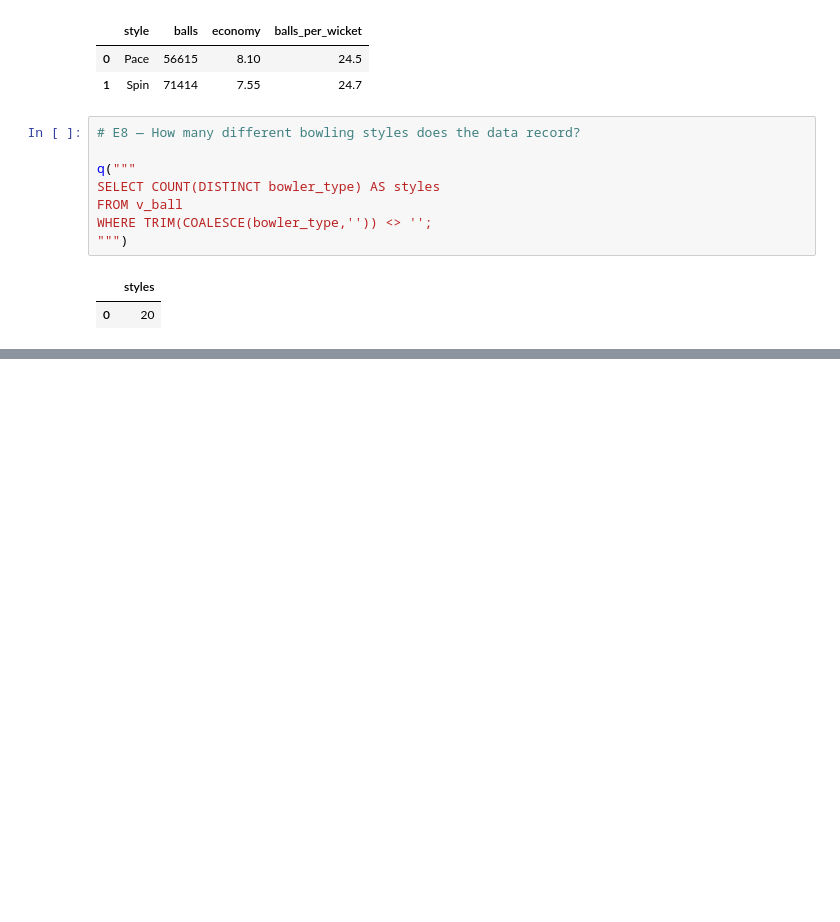
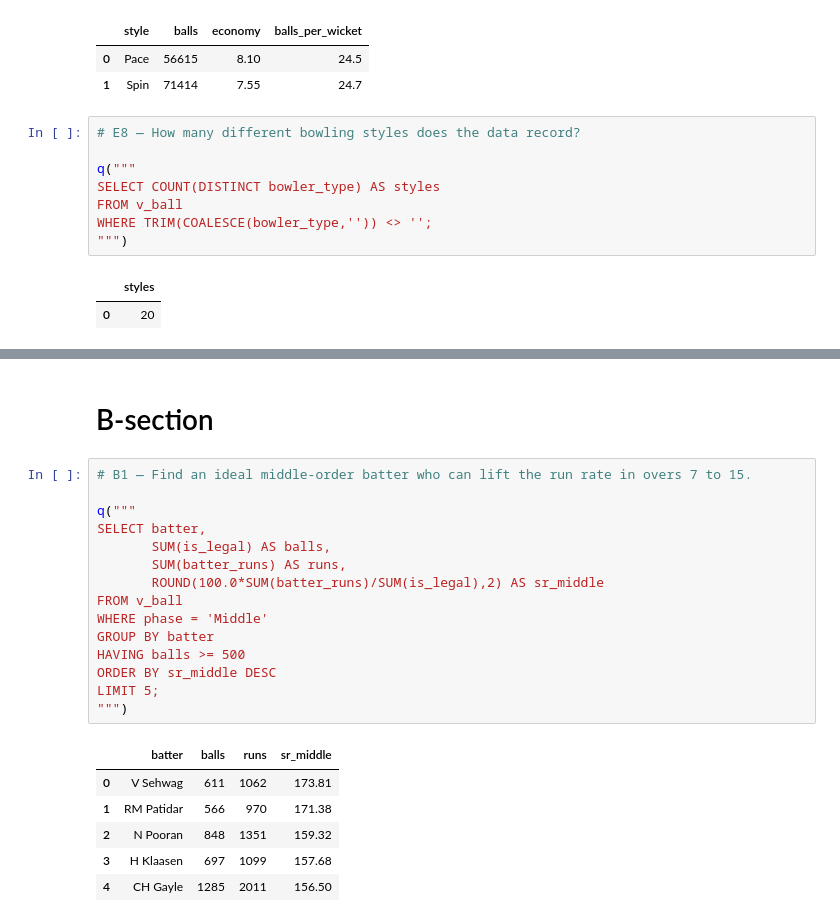
Before and after one commit to muhammed-naveed/ipl-cricket-analytics, a Jupyter notebook: notebooks/03_analysis.ipynb, the cells around one changed output, grey strips where cells are left out. Cells and saved outputs as stored; diff of their text form; blank space fills up the shorter version.

```diff
--- a/notebooks/03_analysis.ipynb
+++ b/notebooks/03_analysis.ipynb
@@ -1739,0 +2090,24 @@ WHERE TRIM(COALESCE(bowler_type,'')) <> '';
+# %% [markdown]
+# B-section
+# %%
+# B1 — Find an ideal middle-order batter who can lift the run rate in overs 7 to 15.
+
+q("""
+SELECT batter,
+       SUM(is_legal) AS balls,
+       SUM(batter_runs) AS runs,
+       ROUND(100.0*SUM(batter_runs)/SUM(is_legal),2) AS sr_middle
+FROM v_ball
+WHERE phase = 'Middle'
+GROUP BY batter
+HAVING balls >= 500
+ORDER BY sr_middle DESC
+LIMIT 5;
+""")
+# %% [output]
+|  | batter | balls | runs | sr_middle |
+| 0 | V Sehwag | 611 | 1062 | 173.81 |
+| 1 | RM Patidar | 566 | 970 | 171.38 |
+| 2 | N Pooran | 848 | 1351 | 159.32 |
+| 3 | H Klaasen | 697 | 1099 | 157.68 |
+| 4 | CH Gayle | 1285 | 2011 | 156.50 |
```
Also changed, not shown: parts of 35 cells of this notebook.
